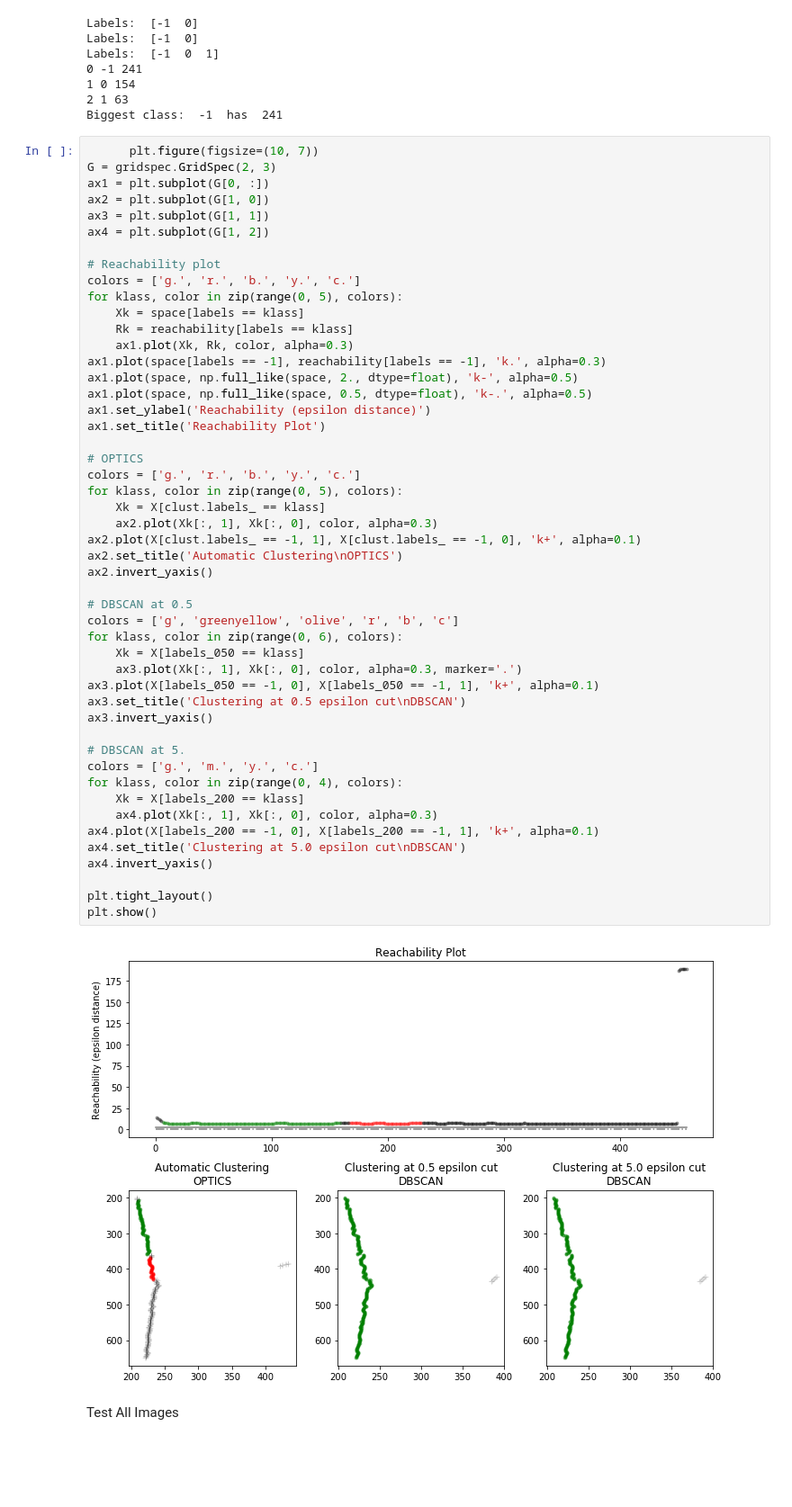
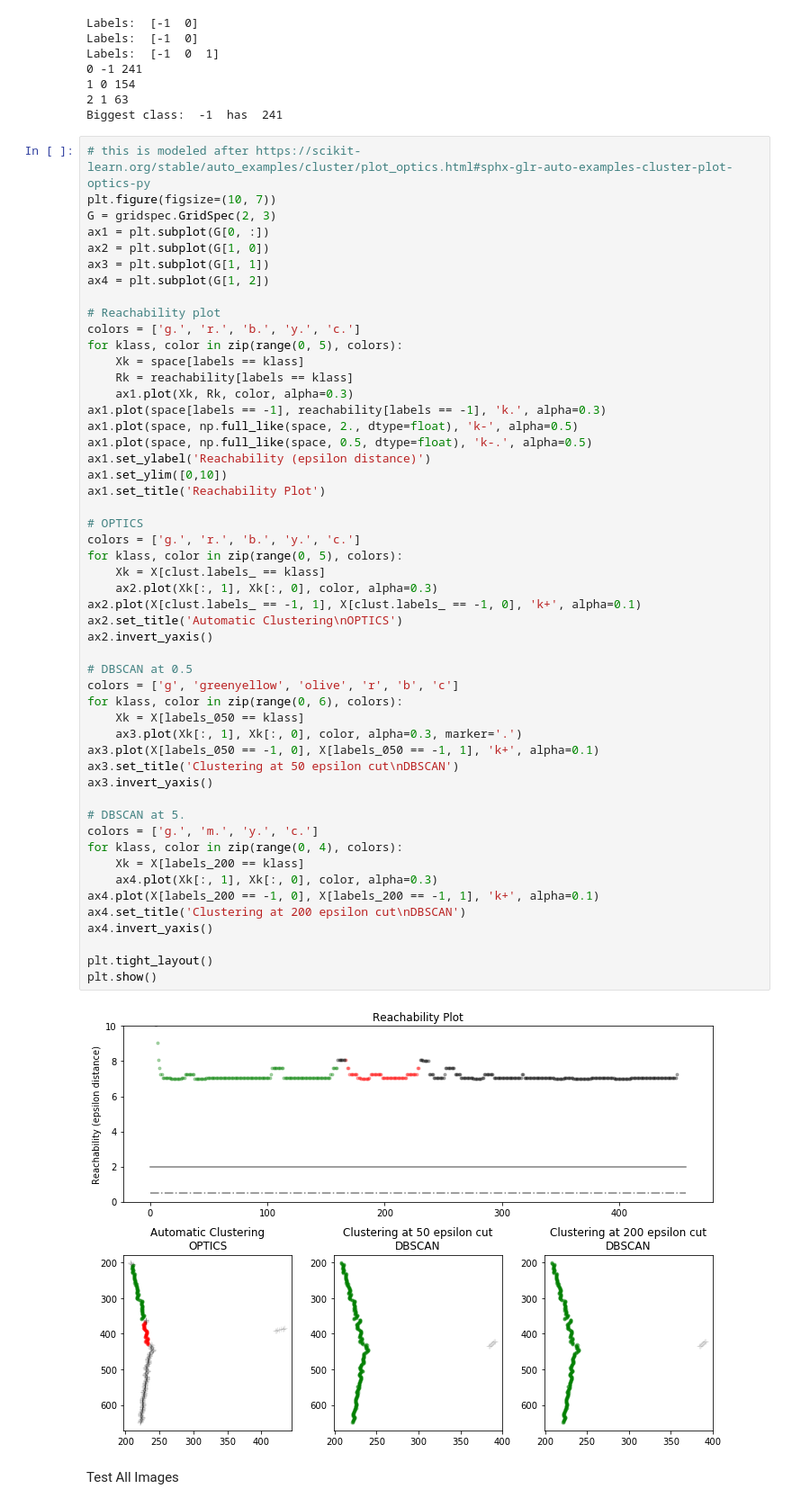
Before and after one commit to csherwood-usgs/CoastCam, a Jupyter notebook: detect_nearshore_bar.ipynb, the cells around one changed output. Shown at 90% size. Cells and saved outputs as stored; diff of their text form; blank space fills up the shorter version.

```diff
--- a/detect_nearshore_bar.ipynb
+++ b/detect_nearshore_bar.ipynb
@@ -171,7 +171,8 @@ Labels:  [-1  0  1]
 2 1 63
 Biggest class:  -1  has  241
 # %%
-      plt.figure(figsize=(10, 7))
+# this is modeled after https://scikit-learn.org/stable/auto_examples/cluster/plot_optics.html#sphx-glr-auto-examples-cluster-plot-optics-py
+plt.figure(figsize=(10, 7))
 G = gridspec.GridSpec(2, 3)
 ax1 = plt.subplot(G[0, :])
 ax2 = plt.subplot(G[1, 0])
@@ -188,39 +189,40 @@ ax1.plot(space[labels == -1], reachability[labels == -1], 'k.', alpha=0.3)
 ax1.plot(space, np.full_like(space, 2., dtype=float), 'k-', alpha=0.5)
 ax1.plot(space, np.full_like(space, 0.5, dtype=float), 'k-.', alpha=0.5)
 ax1.set_ylabel('Reachability (epsilon distance)')
+ax1.set_ylim([0,10])
 ax1.set_title('Reachability Plot')
 
 # OPTICS
 colors = ['g.', 'r.', 'b.', 'y.', 'c.']
 for klass, color in zip(range(0, 5), colors):
     Xk = X[clust.labels_ == klass]
     ax2.plot(Xk[:, 1], Xk[:, 0], color, alpha=0.3)
 ax2.plot(X[clust.labels_ == -1, 1], X[clust.labels_ == -1, 0], 'k+', alpha=0.1)
 ax2.set_title('Automatic Clustering\nOPTICS')
 ax2.invert_yaxis()
 
 # DBSCAN at 0.5
 colors = ['g', 'greenyellow', 'olive', 'r', 'b', 'c']
 for klass, color in zip(range(0, 6), colors):
     Xk = X[labels_050 == klass]
     ax3.plot(Xk[:, 1], Xk[:, 0], color, alpha=0.3, marker='.')
 ax3.plot(X[labels_050 == -1, 0], X[labels_050 == -1, 1], 'k+', alpha=0.1)
-ax3.set_title('Clustering at 0.5 epsilon cut\nDBSCAN')
+ax3.set_title('Clustering at 50 epsilon cut\nDBSCAN')
 ax3.invert_yaxis()
 
 # DBSCAN at 5.
 colors = ['g.', 'm.', 'y.', 'c.']
 for klass, color in zip(range(0, 4), colors):
     Xk = X[labels_200 == klass]
     ax4.plot(Xk[:, 1], Xk[:, 0], color, alpha=0.3)
 ax4.plot(X[labels_200 == -1, 0], X[labels_200 == -1, 1], 'k+', alpha=0.1)
-ax4.set_title('Clustering at 5.0 epsilon cut\nDBSCAN')
+ax4.set_title('Clustering at 200 epsilon cut\nDBSCAN')
 ax4.invert_yaxis()
 
 plt.tight_layout()
 plt.show()
 # %% [output]
-[figure, old version]
+[figure, new version]
 # %% [markdown]
 Test All Images
 # %%
```
Also changed, not shown: parts of 2 cells of this notebook.
